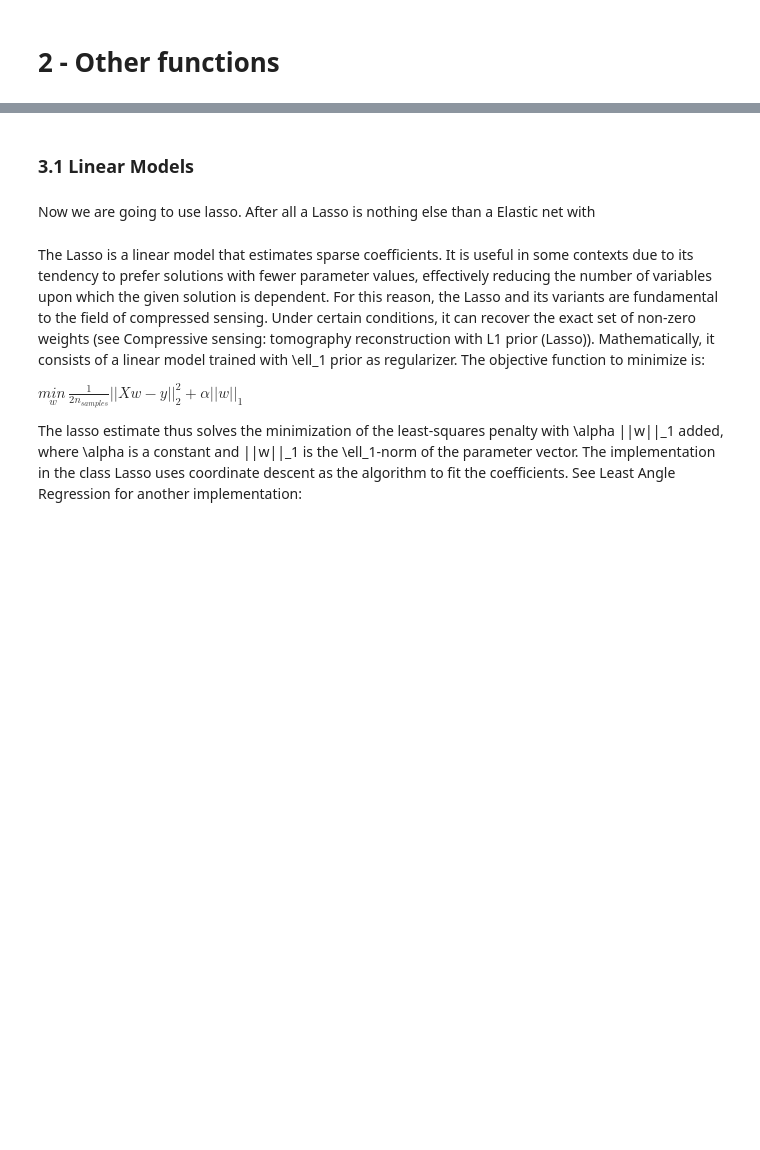
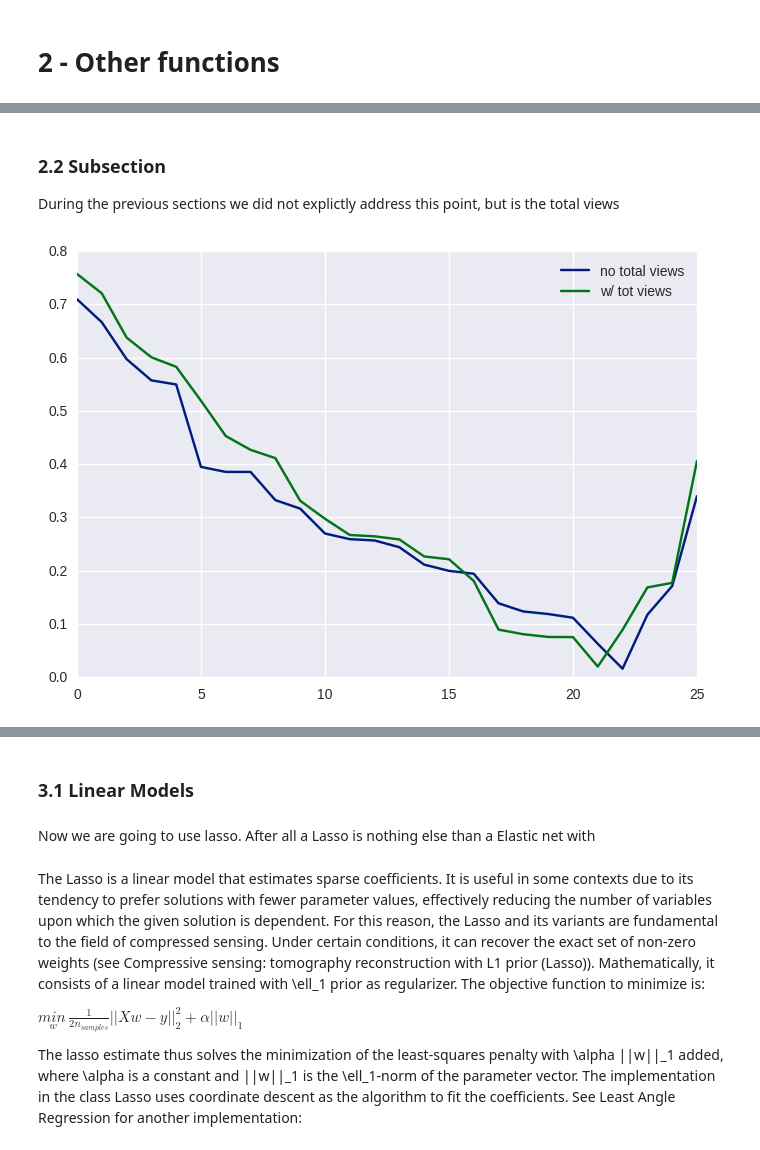
Before and after one commit to aalto1/digitalepidemiology, a Jupyter notebook: buratti_2.ipynb, the cells around one changed output, grey strips where cells are left out. Drawn from its saved outputs; the diff is of its cells as text; code cells hidden in the pictures; blank space fills up the shorter version.

```diff
--- a/buratti_2.ipynb
+++ b/buratti_2.ipynb
@@ -43,3 +35,17 @@ import matplotlib.pyplot as plt
 from scipy.stats import pearsonr
 import seaborn as sb
 import datetime as dt
+import scipy
+import os
+import sys
+import operator
+from sklearn.linear_model import LassoCV, ElasticNetCV
+from sklearn.preprocessing import Imputer
+from sklearn.svm import SVR
+from sklearn.metrics import mean_squared_error
+from math import sqrt
+
+plt.style.use('seaborn-dark-palette')
+
+wikiFolder = "/home/aalto/PycharmProjects/digitalepidemiology/data/clean/"
+influnetData = "/home/aalto/Desktop/digital epidemiology/DE/hw2/influnet/sorted.csv"
@@ -196,0 +222,9 @@ np.array(wikis)
+# %%
+def getCorrelations(influnet, wiki):
+    correlations = {}
+    for w in wiki:
+        correlations[w] = crossCorrelation(influnet['incidence'][influnet.index >= min(wiki[w].index)], wiki[w])[0]
+    return [[e[0],float(e[1])] for e in sorted(correlations.items(), key=operator.itemgetter(1), reverse=True)]
+
+corr1 = getCorrelations(df_influnet, df_wikis)
+corr1
@@ -196,0 +249,16 @@ np.array(wikis)
+# %% [markdown]
+### 2.2  Subsection
+
+During the previous sections we did not explictly address this point, but is the total views
+# %%
+def compareCorrelations(d1, n1, d2, n2):
+    corr1, corr2 = getCorrelations(df_influnet, d1), getCorrelations(df_influnet, d2)
+    no2 = pd.DataFrame([])
+    no2[n1] = np.absolute(pd.DataFrame(corr1)[1])
+    no2[n2]  = np.absolute(pd.DataFrame(corr2)[1])
+    no2.plot()
+    plt.show()
+
+compareCorrelations(df_wikis, "no total views", df_wikis2, "w/ tot views")
+# %% [output]
+[figure, added]
```
Also changed, not shown: parts of 57 cells of this notebook.
